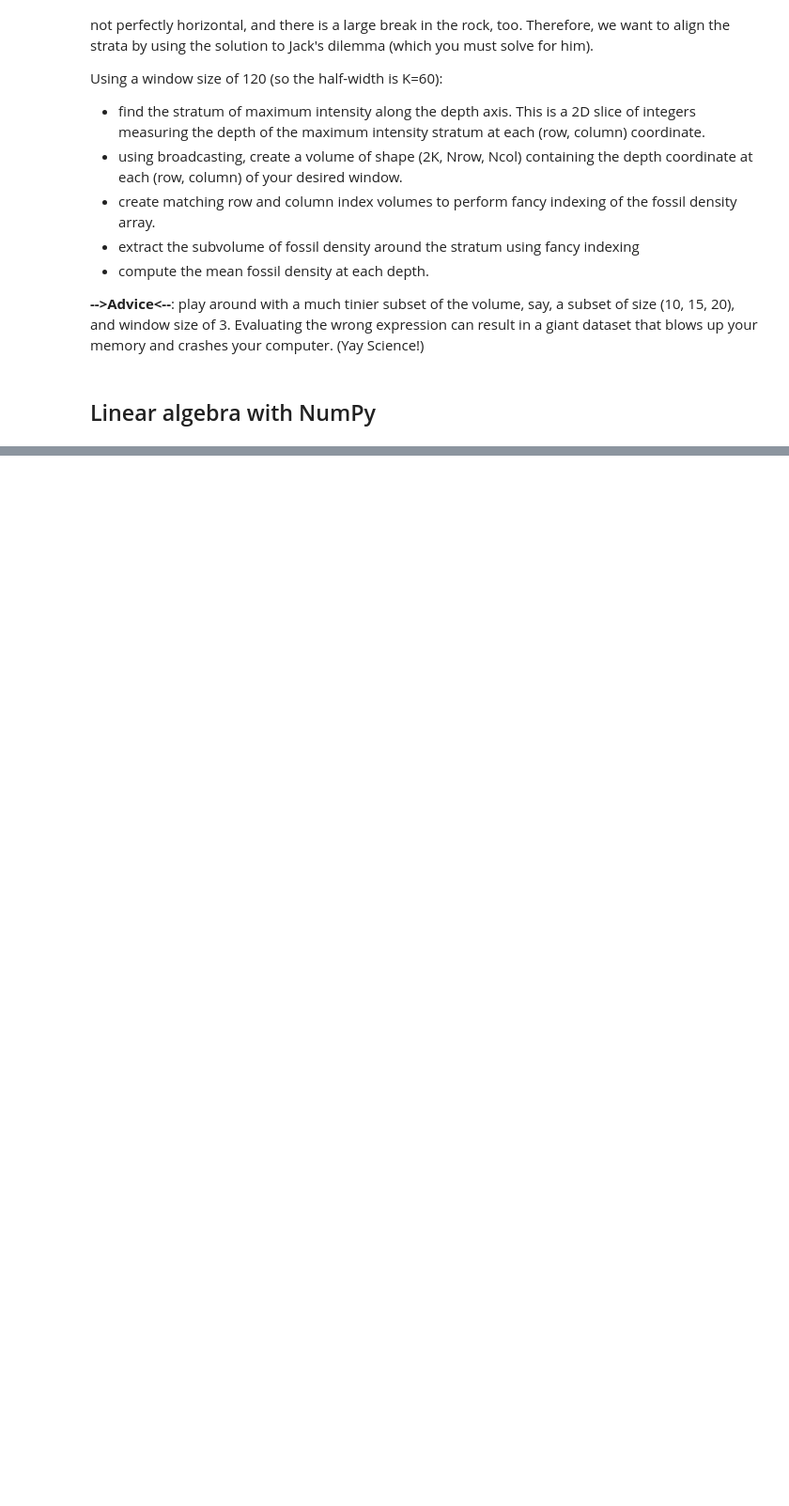
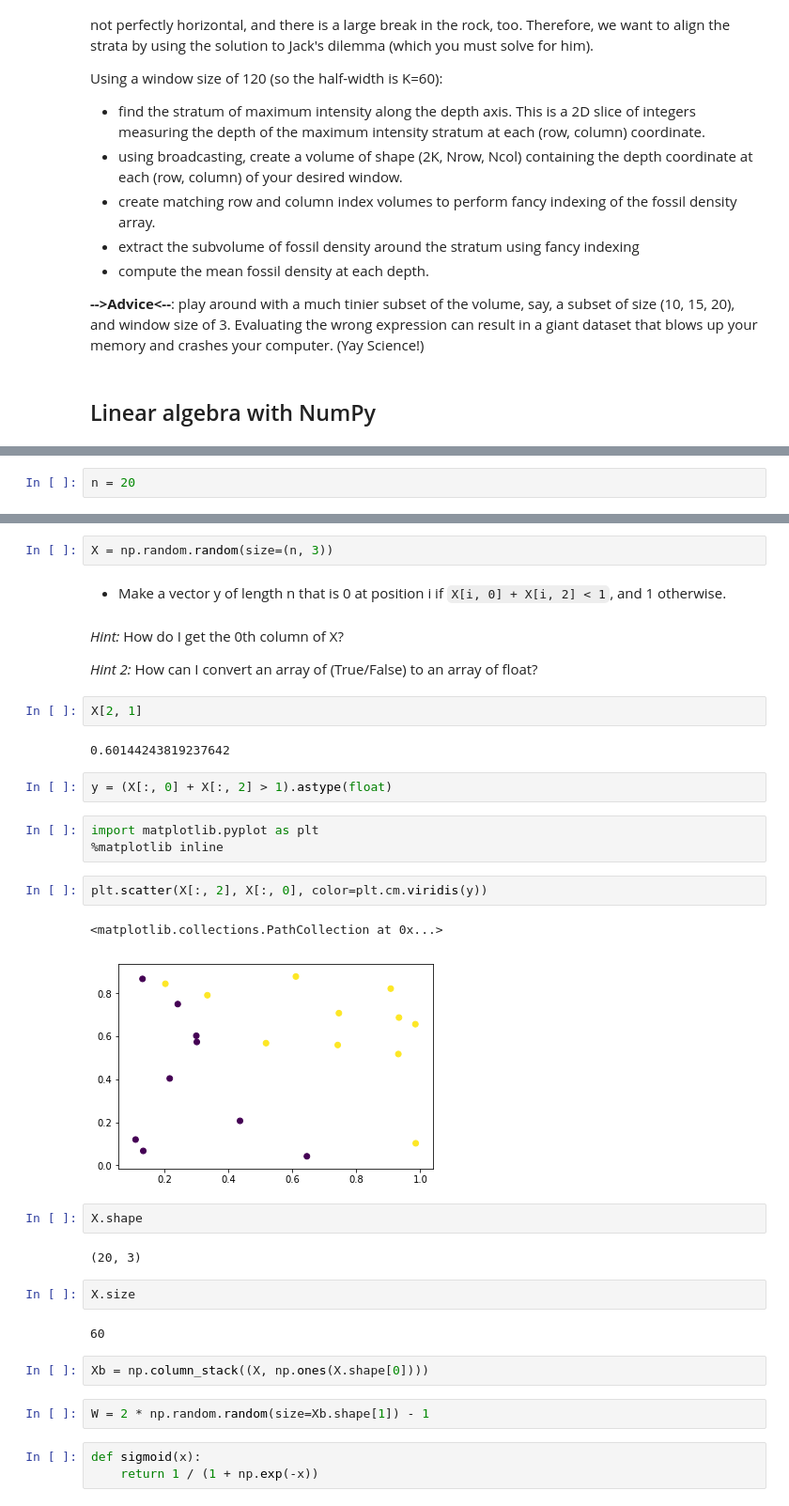
Before and after one commit to aspp-apac/2019-advanced-numpy, a Jupyter notebook: Advanced NumPy Patterns.ipynb, the cells around one changed output, grey strips where cells are left out. Shown at 94% size. Cells and saved outputs as stored; diff of their text form; blank space fills up the shorter version.

```diff
--- a/Advanced NumPy Patterns.ipynb
+++ b/Advanced NumPy Patterns.ipynb
@@ -475,0 +540,2 @@ It turns out that mean filtering is not the "optimal" way to recover your signal
+# %%
+n = 20
@@ -475,0 +544,37 @@ It turns out that mean filtering is not the "optimal" way to recover your signal
+# %%
+X = np.random.random(size=(n, 3))
+# %% [markdown]
+- Make a vector y of length n that is 0 at position i if `X[i, 0] + X[i, 2] < 1`, and 1 otherwise.
+# %% [markdown]
+*Hint:* How do I get the 0th column of X?
+
+*Hint 2:* How can I convert an array of (True/False) to an array of float?
+# %%
+X[2, 1]
+# %% [output]
+0.60144243819237642
+# %%
+y = (X[:, 0] + X[:, 2] > 1).astype(float)
+# %%
+import matplotlib.pyplot as plt
+%matplotlib inline
+# %%
+plt.scatter(X[:, 2], X[:, 0], color=plt.cm.viridis(y))
+# %% [output]
+<matplotlib.collections.PathCollection at 0x...>
+[figure, added]
+# %%
+X.shape
+# %% [output]
+(20, 3)
+# %%
+X.size
+# %% [output]
+60
+# %%
+Xb = np.column_stack((X, np.ones(X.shape[0])))
+# %%
+W = 2 * np.random.random(size=Xb.shape[1]) - 1
+# %%
+def sigmoid(x):
+    return 1 / (1 + np.exp(-x))
```
Also changed, not shown: parts of 28 cells of this notebook.
